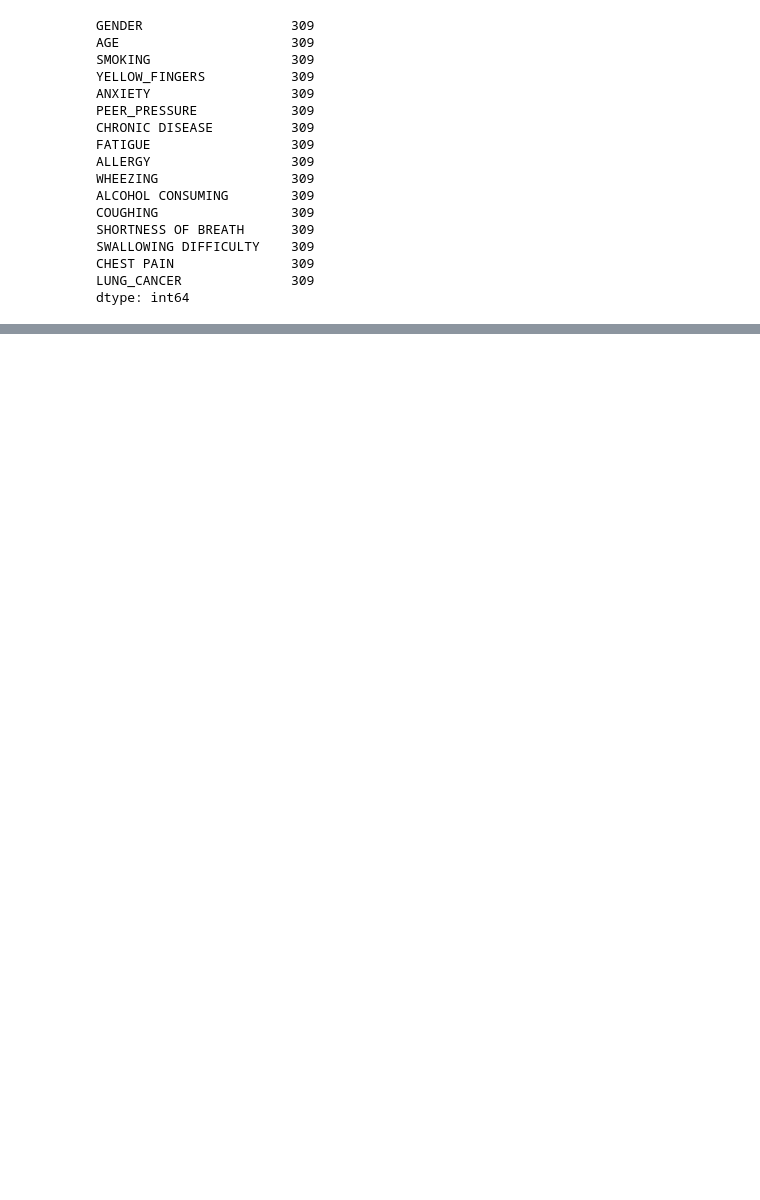
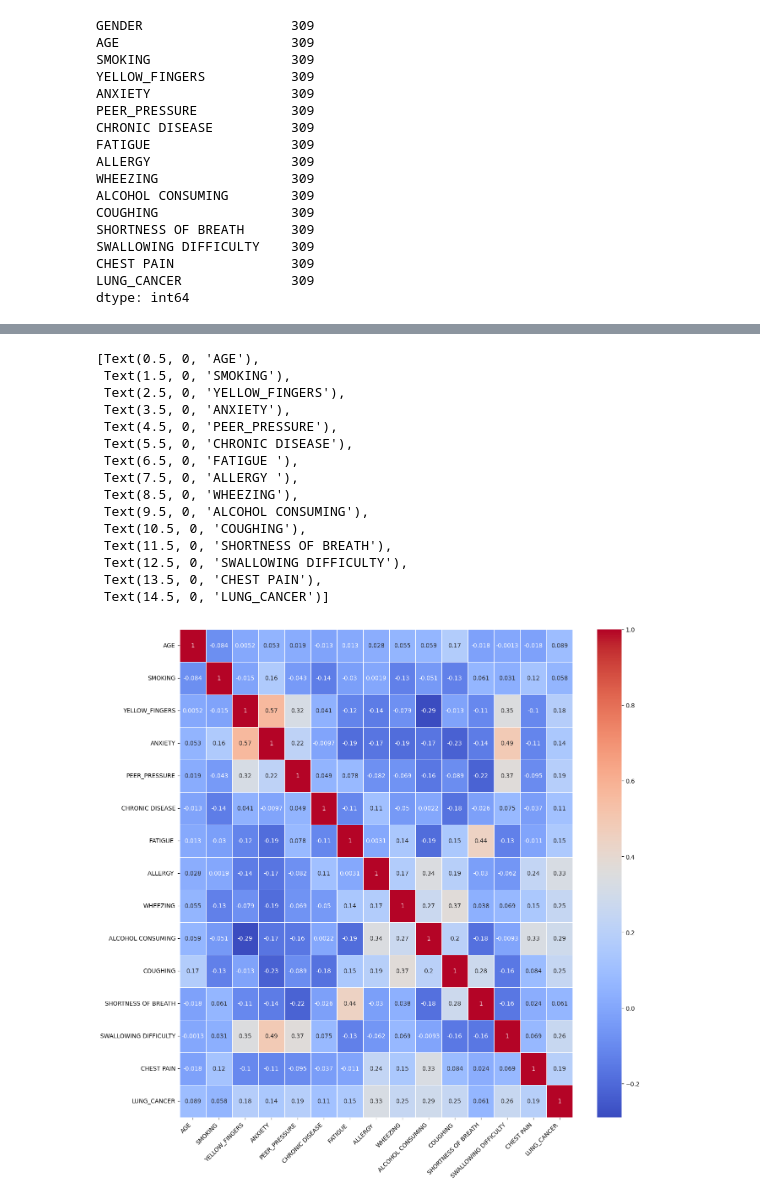
Before and after one commit to gustavopin/RiskAnalysis, a Jupyter notebook: analysis.ipynb, the cells around one changed output, grey strips where cells are left out. Saved outputs shown, nothing was run; the diff lists cells and outputs as text; code cells hidden in the pictures; blank space fills up the shorter version.

```diff
--- a/analysis.ipynb
+++ b/analysis.ipynb
@@ -94,0 +122,10 @@ False counts: 39
+# %%
+# droping the gender column
+df_coor_matrix = df1.drop(['GENDER'], axis = 1)
+
+# substituting yes and no for 0 and 1
+LUNG_CANCER = {'YES': 1, 'NO' : 0}
+
+df_coor_matrix.LUNG_CANCER = [LUNG_CANCER[item] for item in df_coor_matrix.LUNG_CANCER]
+
+df_coor_matrix.head(50)
@@ -94,0 +139,22 @@ False counts: 39
+# %%
+# creating a correlation matrix for the dataframe
+plt.figure(figsize = (15,15))
+corr_m = sns.heatmap(df_coor_matrix.corr(), annot = True, linewidth = .5, cmap = 'coolwarm')
+corr_m.set_xticklabels(corr_m.get_xticklabels(), rotation=45, horizontalalignment='right')
+# %% [output]
+[Text(0.5, 0, 'AGE'),
+ Text(1.5, 0, 'SMOKING'),
+ Text(2.5, 0, 'YELLOW_FINGERS'),
+ Text(3.5, 0, 'ANXIETY'),
+ Text(4.5, 0, 'PEER_PRESSURE'),
+ Text(5.5, 0, 'CHRONIC DISEASE'),
+ Text(6.5, 0, 'FATIGUE '),
+ Text(7.5, 0, 'ALLERGY '),
+ Text(8.5, 0, 'WHEEZING'),
+ Text(9.5, 0, 'ALCOHOL CONSUMING'),
+ Text(10.5, 0, 'COUGHING'),
+ Text(11.5, 0, 'SHORTNESS OF BREATH'),
+ Text(12.5, 0, 'SWALLOWING DIFFICULTY'),
+ Text(13.5, 0, 'CHEST PAIN'),
+ Text(14.5, 0, 'LUNG_CANCER')]
+[figure, added]
```
Also changed, not shown: parts of 9 cells of this notebook, 1 other file.
